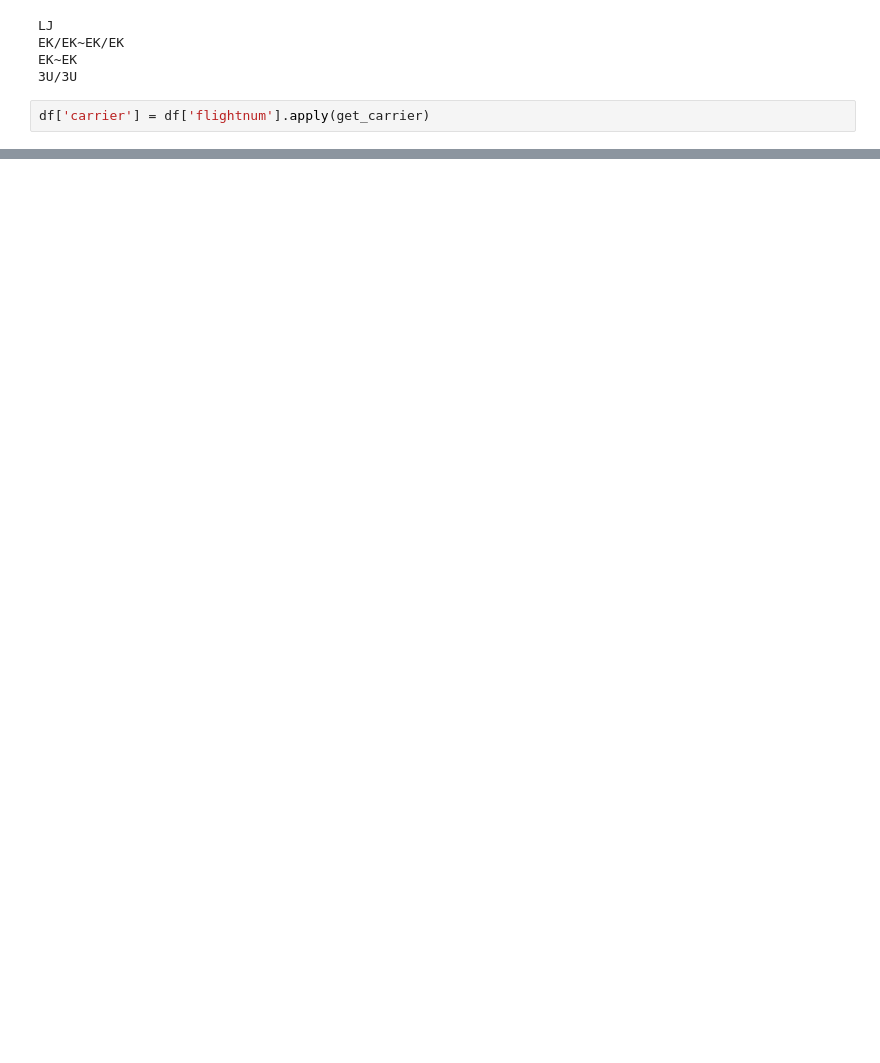
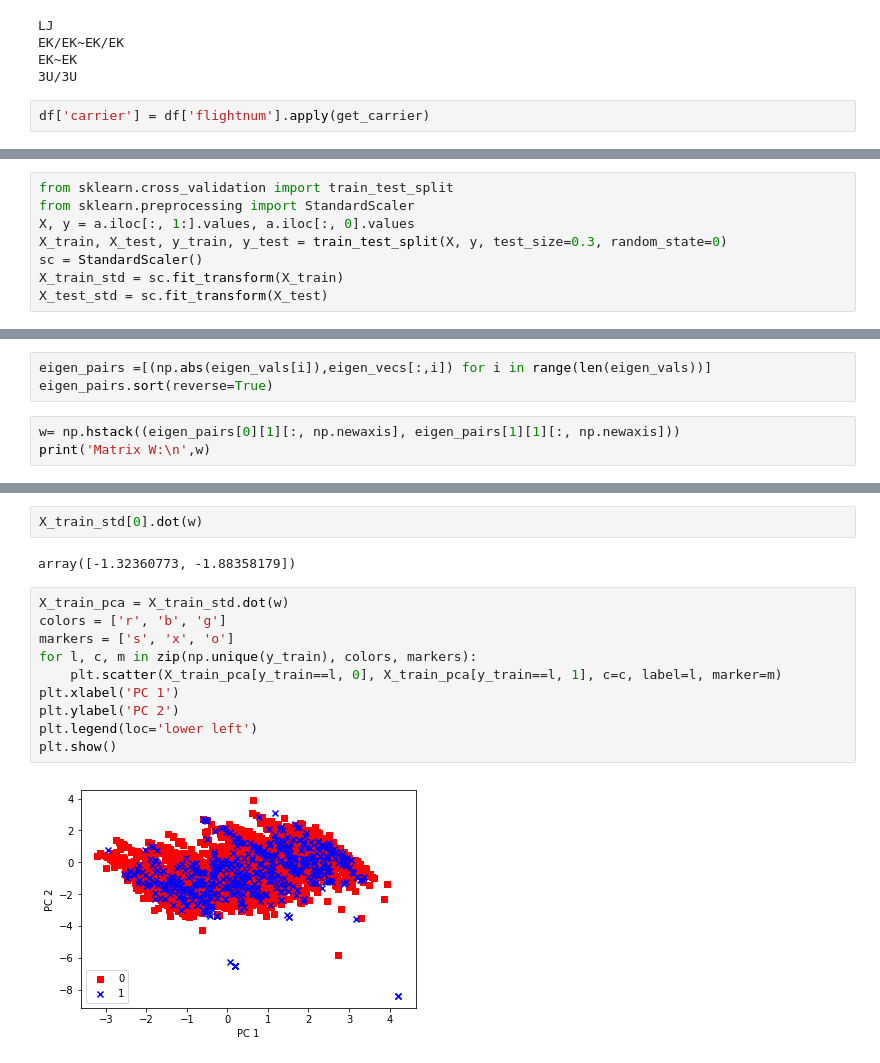
Before and after one commit to jt120/start-ml, a Jupyter notebook: cases/booking_block_reduction.ipynb, the cells around one changed output, grey strips where cells are left out. Drawn from its saved outputs; the diff is of its cells as text; blank space fills up the shorter version.

```diff
--- a/cases/booking_block_reduction.ipynb
+++ b/cases/booking_block_reduction.ipynb
@@ -112,0 +325,8 @@ Name: site, dtype: object
+# %%
+from sklearn.cross_validation import train_test_split
+from sklearn.preprocessing import StandardScaler
+X, y = a.iloc[:, 1:].values, a.iloc[:, 0].values
+X_train, X_test, y_train, y_test = train_test_split(X, y, test_size=0.3, random_state=0)
+sc = StandardScaler()
+X_train_std = sc.fit_transform(X_train)
+X_test_std = sc.fit_transform(X_test)
@@ -112,0 +342,6 @@ Name: site, dtype: object
+# %%
+eigen_pairs =[(np.abs(eigen_vals[i]),eigen_vecs[:,i]) for i in range(len(eigen_vals))]
+eigen_pairs.sort(reverse=True)
+# %%
+w= np.hstack((eigen_pairs[0][1][:, np.newaxis], eigen_pairs[1][1][:, np.newaxis]))
+print('Matrix W:\n',w)
@@ -112,0 +362,16 @@ Name: site, dtype: object
+# %%
+X_train_std[0].dot(w)
+# %% [output]
+array([-1.32360773, -1.88358179])
+# %%
+X_train_pca = X_train_std.dot(w)
+colors = ['r', 'b', 'g']
+markers = ['s', 'x', 'o']
+for l, c, m in zip(np.unique(y_train), colors, markers):
+    plt.scatter(X_train_pca[y_train==l, 0], X_train_pca[y_train==l, 1], c=c, label=l, marker=m)
+plt.xlabel('PC 1')
+plt.ylabel('PC 2')
+plt.legend(loc='lower left')
+plt.show()
+# %% [output]
+[figure, added]
```
Also changed, not shown: parts of 30 cells of this notebook, 2 other files.
